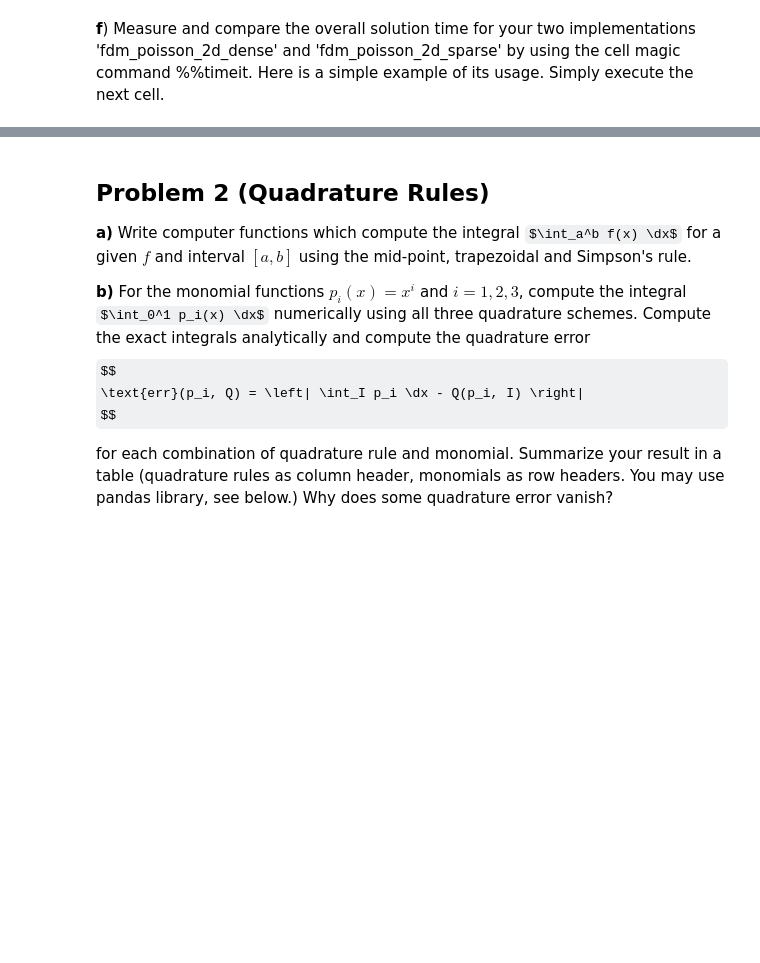
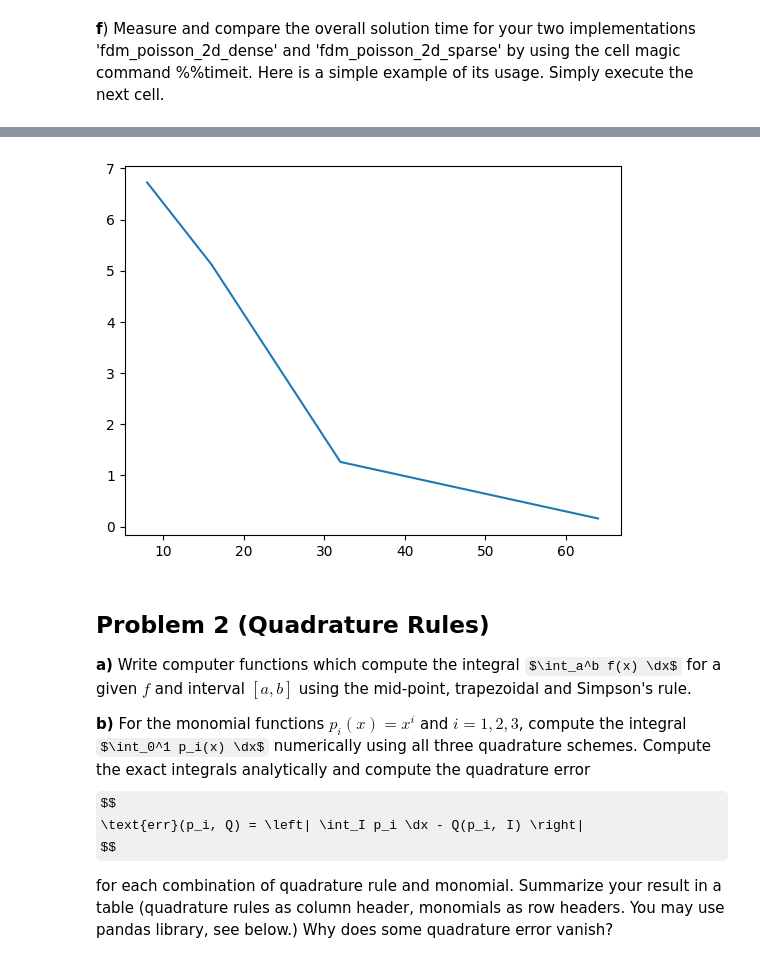
Before and after one commit to todj107/NumPDE, a Jupyter notebook: lab_02_felix.ipynb, the cells around one changed output, grey strips where cells are left out. Cells and saved outputs as stored; diff of their text form; code cells hidden in the pictures; some formulas as TeX source; blank space fills up the shorter version.

```diff
--- a/lab_02_felix.ipynb
+++ b/lab_02_felix.ipynb
@@ -320,3 +443,12 @@ compute_sum(N)
 # %%
 # If you want to measure execution time for a single line write %timeit instead
 %timeit compute_sum(N)
+# %%
+#TASK 1f)
+k = 2
+N_arr = [8,16,32,64,128]
+for N in N_arr:
+    func1_time = %timeit -o -q fdm_poisson_2d_sparse(N,k)
+    func2_time = %timeit -o -q fdm_poisson_2d_dense(N,k)
+    print(f"Sparse time for {N} = {func1_time}")
+    print(f"Dense time for {N} = {func2_time}")
@@ -323,3 +464,13 @@ compute_sum(N)
+# %%
+
+sparse_times = np.array([3.45, 14.8, 54.5, 225])
+dense_times = np.array([513.*10**(-3), 2.89, 43.1, 1410])
+
+
+plt.plot(N_arr, sparse_times/dense_times)
+plt.show()
+# %% [output]
+[figure, added]
 # %% [markdown]
 ## Problem 2 (Quadrature Rules)
 
```
Also changed, not shown: parts of 7 cells of this notebook.
